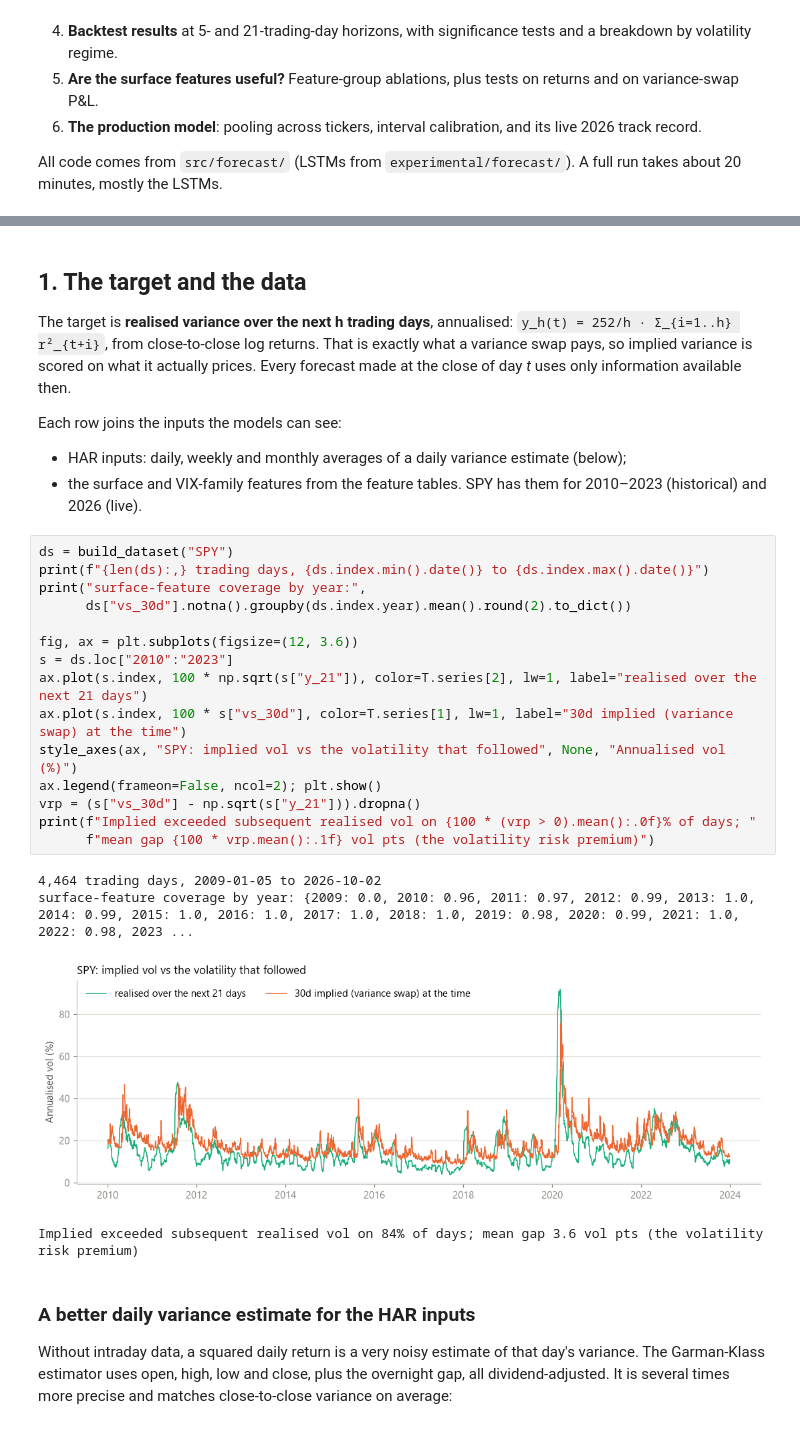
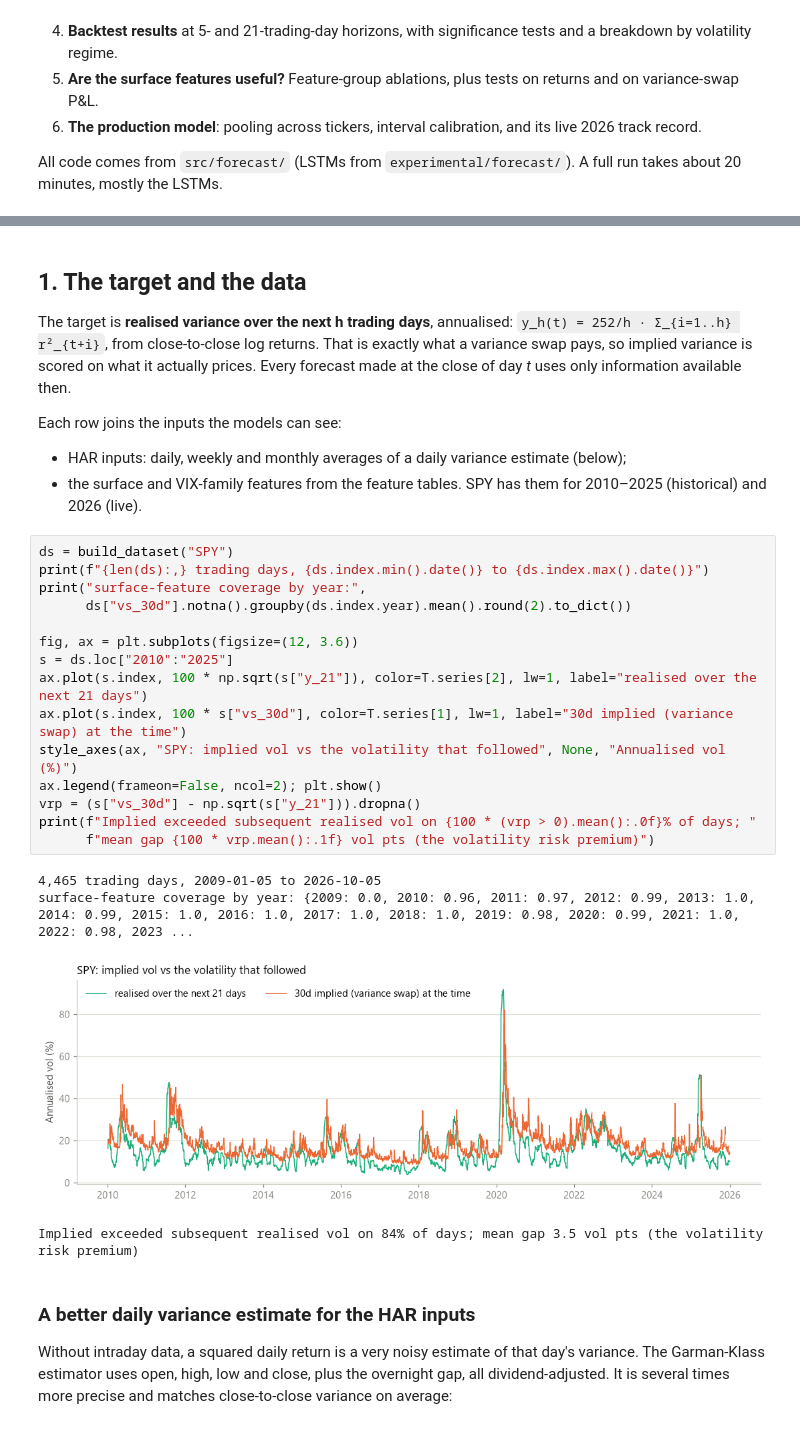
Before and after one commit to AndrewFSee/stochastic-vol-surface, a Jupyter notebook: notebooks/03_volatility_forecasting.ipynb, the cells around one changed output, grey strips where cells are left out. Saved outputs shown, nothing was run; the diff lists cells and outputs as text.

```diff
--- a/notebooks/03_volatility_forecasting.ipynb
+++ b/notebooks/03_volatility_forecasting.ipynb
@@ -53,27 +53,27 @@ Each row joins the inputs the models can see:
 - HAR inputs: daily, weekly and monthly averages of a daily variance estimate
   (below);
 - the surface and VIX-family features from the feature tables. SPY has them
-  for 2010–2023 (historical) and 2026 (live).
+  for 2010–2025 (historical) and 2026 (live).
 # %%
 ds = build_dataset("SPY")
 print(f"{len(ds):,} trading days, {ds.index.min().date()} to {ds.index.max().date()}")
 print("surface-feature coverage by year:",
       ds["vs_30d"].notna().groupby(ds.index.year).mean().round(2).to_dict())
 
 fig, ax = plt.subplots(figsize=(12, 3.6))
-s = ds.loc["2010":"2023"]
+s = ds.loc["2010":"2025"]
 ax.plot(s.index, 100 * np.sqrt(s["y_21"]), color=T.series[2], lw=1, label="realised over the next 21 days")
 ax.plot(s.index, 100 * s["vs_30d"], color=T.series[1], lw=1, label="30d implied (variance swap) at the time")
 style_axes(ax, "SPY: implied vol vs the volatility that followed", None, "Annualised vol (%)")
 ax.legend(frameon=False, ncol=2); plt.show()
 vrp = (s["vs_30d"] - np.sqrt(s["y_21"])).dropna()
 print(f"Implied exceeded subsequent realised vol on {100 * (vrp > 0).mean():.0f}% of days; "
       f"mean gap {100 * vrp.mean():.1f} vol pts (the volatility risk premium)")
 # %% [output]
-4,464 trading days, 2009-01-05 to 2026-10-02
+4,465 trading days, 2009-01-05 to 2026-10-05
 surface-feature coverage by year: {2009: 0.0, 2010: 0.96, 2011: 0.97, 2012: 0.99, 2013: 1.0, 2014: 0.99, 2015: 1.0, 2016: 1.0, 2017: 1.0, 2018: 1.0, 2019: 0.98, 2020: 0.99, 2021: 1.0, 2022: 0.98, 2023 ...
-[figure, old version]
+[figure, new version]
-Implied exceeded subsequent realised vol on 84% of days; mean gap 3.6 vol pts (the volatility risk premium)
+Implied exceeded subsequent realised vol on 84% of days; mean gap 3.5 vol pts (the volatility risk premium)
 # %% [markdown]
 ### A better daily variance estimate for the HAR inputs
 
```
Also changed, not shown: parts of 24 cells of this notebook, 7 other files.
